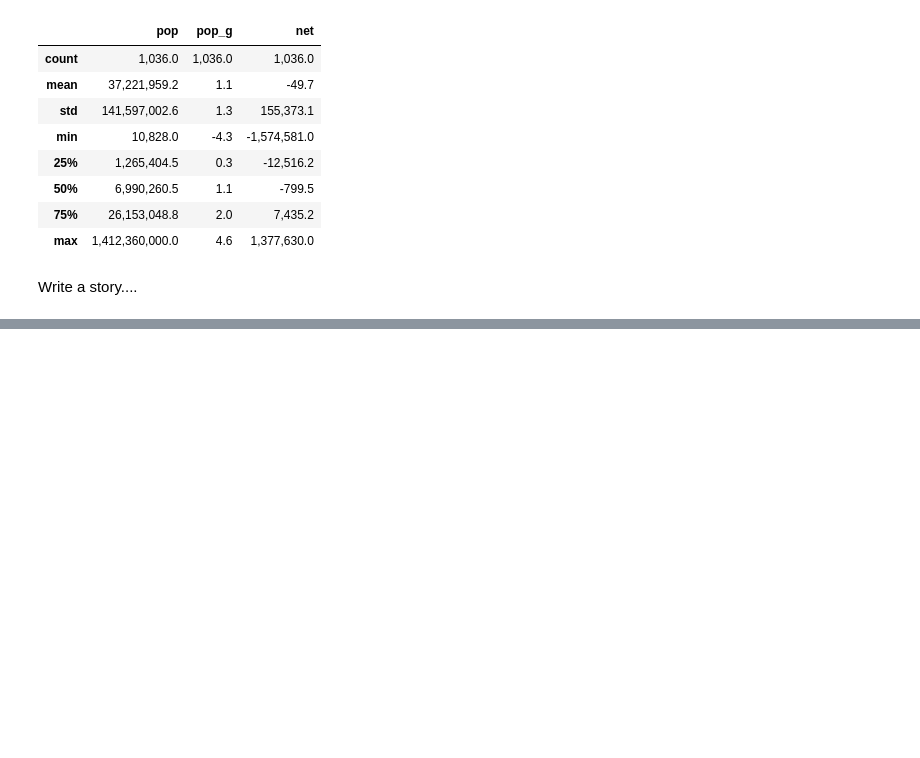
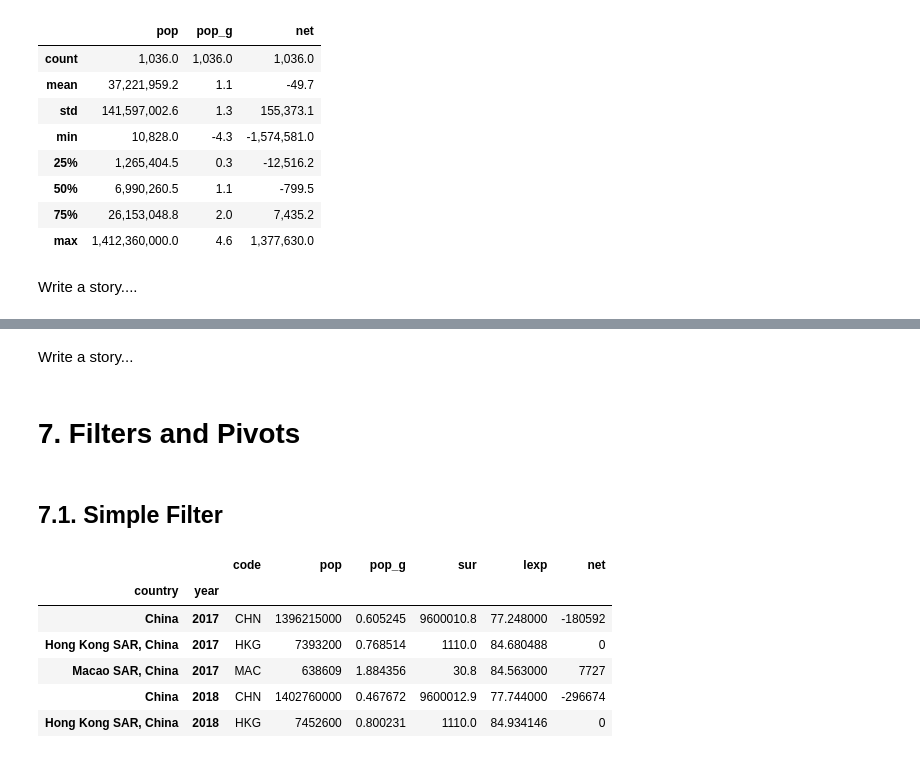
Before and after one commit to FintradeLab/CinC_24_I, a Jupyter notebook: 04_Pandas.ipynb, the cells around one changed output, grey strips where cells are left out. Cells and saved outputs as stored; diff of their text form; code cells hidden in the pictures; blank space fills up the shorter version.

```diff
--- a/04_Pandas.ipynb
+++ b/04_Pandas.ipynb
@@ -185,0 +198,18 @@ Write a story....
+# %% [markdown]
+Write a story...
+# %% [markdown]
+# **7. Filters and Pivots**
+# %% [markdown]
+## 7.1. Simple Filter
+# %%
+# By country
+china = d2.filter(like = 'China', axis = 0)
+china.head()
+# %% [output]
+|  |  | code | pop | pop_g | sur | lexp | net |
+| country | year |  |  |  |  |  |  |
+| China | 2017 | CHN | 1396215000 | 0.605245 | 9600010.8 | 77.248000 | -180592 |
+| Hong Kong SAR, China | 2017 | HKG | 7393200 | 0.768514 | 1110.0 | 84.680488 | 0 |
+| Macao SAR, China | 2017 | MAC | 638609 | 1.884356 | 30.8 | 84.563000 | 7727 |
+| China | 2018 | CHN | 1402760000 | 0.467672 | 9600012.9 | 77.744000 | -296674 |
+| Hong Kong SAR, China | 2018 | HKG | 7452600 | 0.800231 | 1110.0 | 84.934146 | 0 |
```
Also changed, not shown: parts of 6 cells of this notebook.
